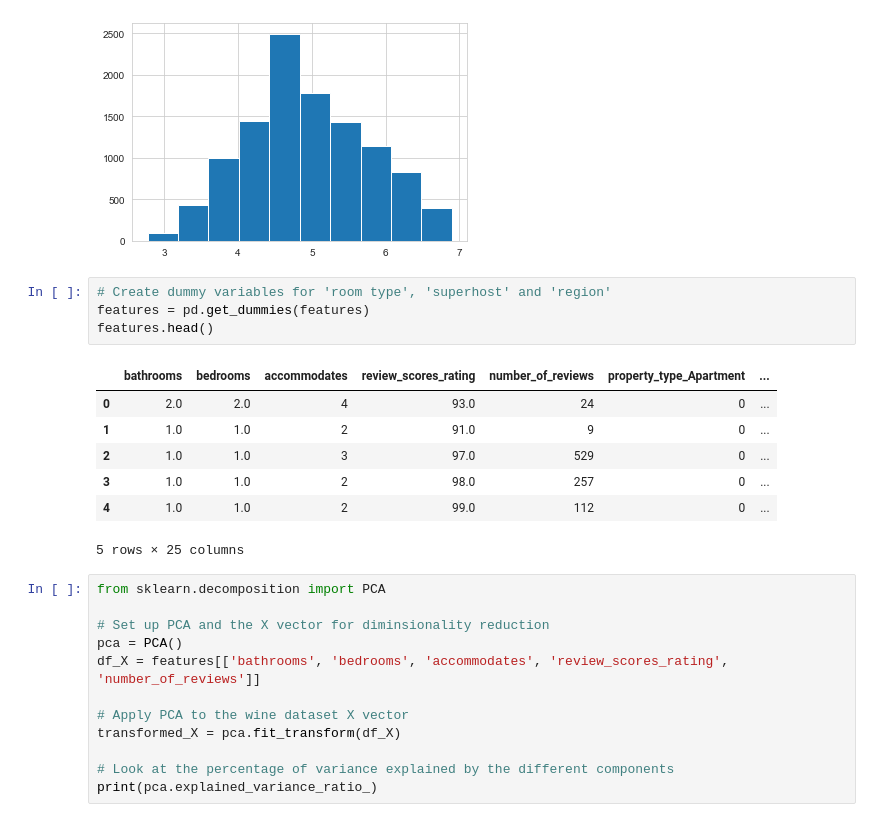
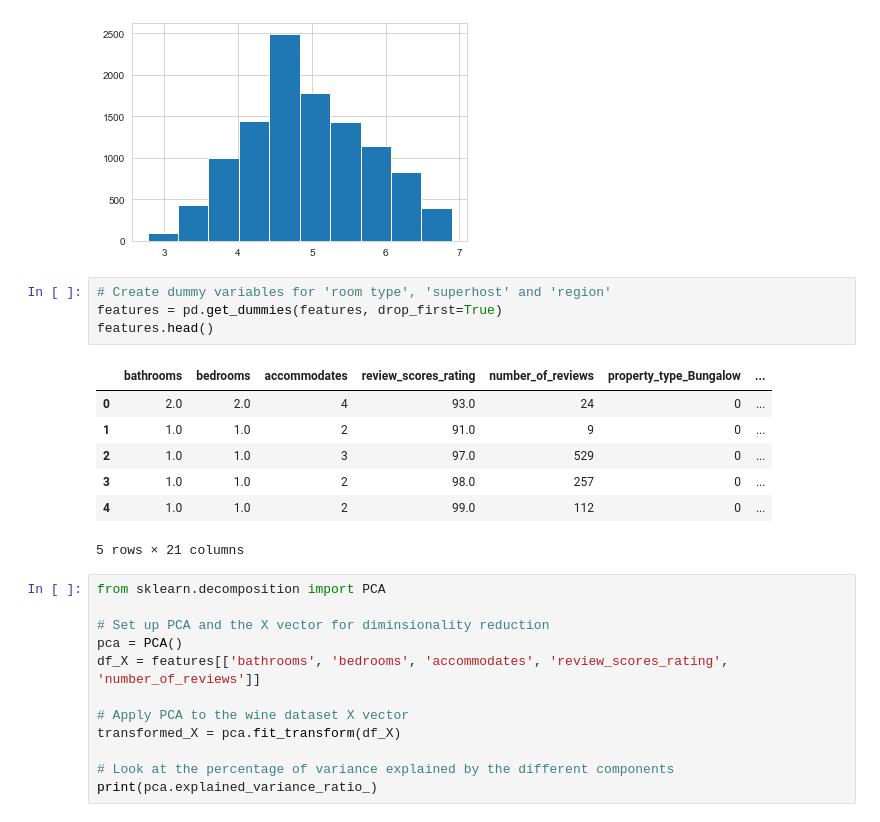
Before and after one commit to atalebizadeh/DS-Career-Track, a Jupyter notebook: Capstone Project 2/Austin Airbnb/Airbnb Scaling and Modeling.ipynb, the cells around one changed output. Cells and saved outputs as stored; diff of their text form.

```diff
--- a/Capstone Project 2/Austin Airbnb/Airbnb Scaling and Modeling.ipynb
+++ b/Capstone Project 2/Austin Airbnb/Airbnb Scaling and Modeling.ipynb
@@ -95,16 +95,16 @@ log_y.hist()
 [figure]
 # %%
 # Create dummy variables for 'room type', 'superhost' and 'region'
-features = pd.get_dummies(features)
+features = pd.get_dummies(features, drop_first=True)
 features.head()
 # %% [output]
-|  | bathrooms | bedrooms | accommodates | review_scores_rating | number_of_reviews | property_type_Apartment | ... |
+|  | bathrooms | bedrooms | accommodates | review_scores_rating | number_of_reviews | property_type_Bungalow | ... |
 | 0 | 2.0 | 2.0 | 4 | 93.0 | 24 | 0 | ... |
 | 1 | 1.0 | 1.0 | 2 | 91.0 | 9 | 0 | ... |
 | 2 | 1.0 | 1.0 | 3 | 97.0 | 529 | 0 | ... |
 | 3 | 1.0 | 1.0 | 2 | 98.0 | 257 | 0 | ... |
 | 4 | 1.0 | 1.0 | 2 | 99.0 | 112 | 0 | ... |
-5 rows × 25 columns
+5 rows × 21 columns
 # %%
 from sklearn.decomposition import PCA
 
```
Also changed, not shown: parts of 12 cells of this notebook.
